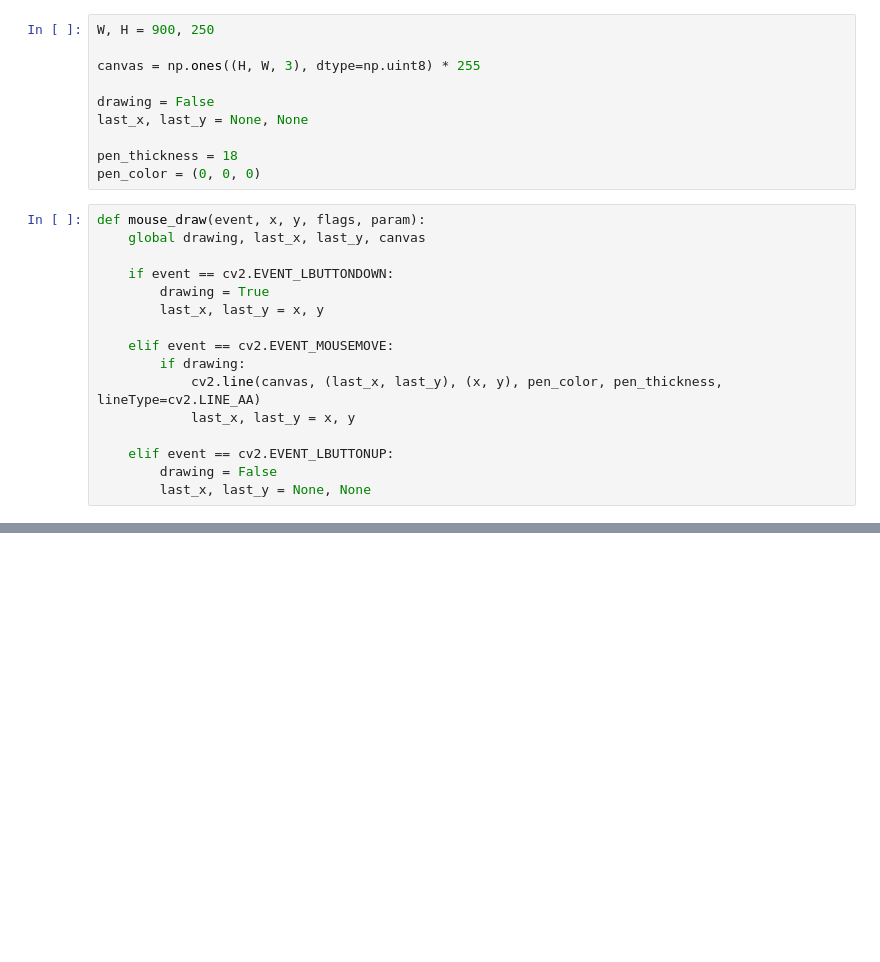
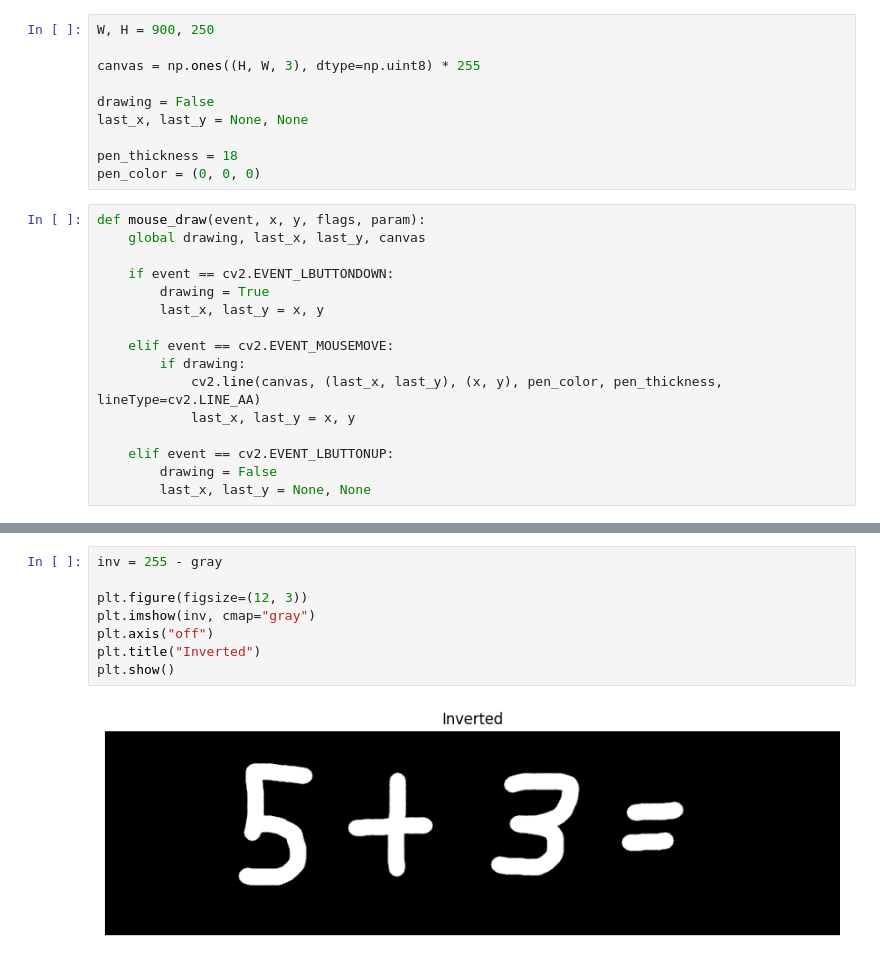
Before and after one commit to EnesYilmazcode/LiveScribe, a Jupyter notebook: main.ipynb, the cells around one changed output, grey strips where cells are left out. Drawn from its saved outputs; the diff is of its cells as text; blank space fills up the shorter version.

```diff
--- a/main.ipynb
+++ b/main.ipynb
@@ -68,0 +78,10 @@ No draw.png found yet. Press 's' in the pad window to save.
+# %%
+inv = 255 - gray
+
+plt.figure(figsize=(12, 3))
+plt.imshow(inv, cmap="gray")
+plt.axis("off")
+plt.title("Inverted")
+plt.show()
+# %% [output]
+[figure, added]
```
Also changed, not shown: parts of 5 cells of this notebook.
